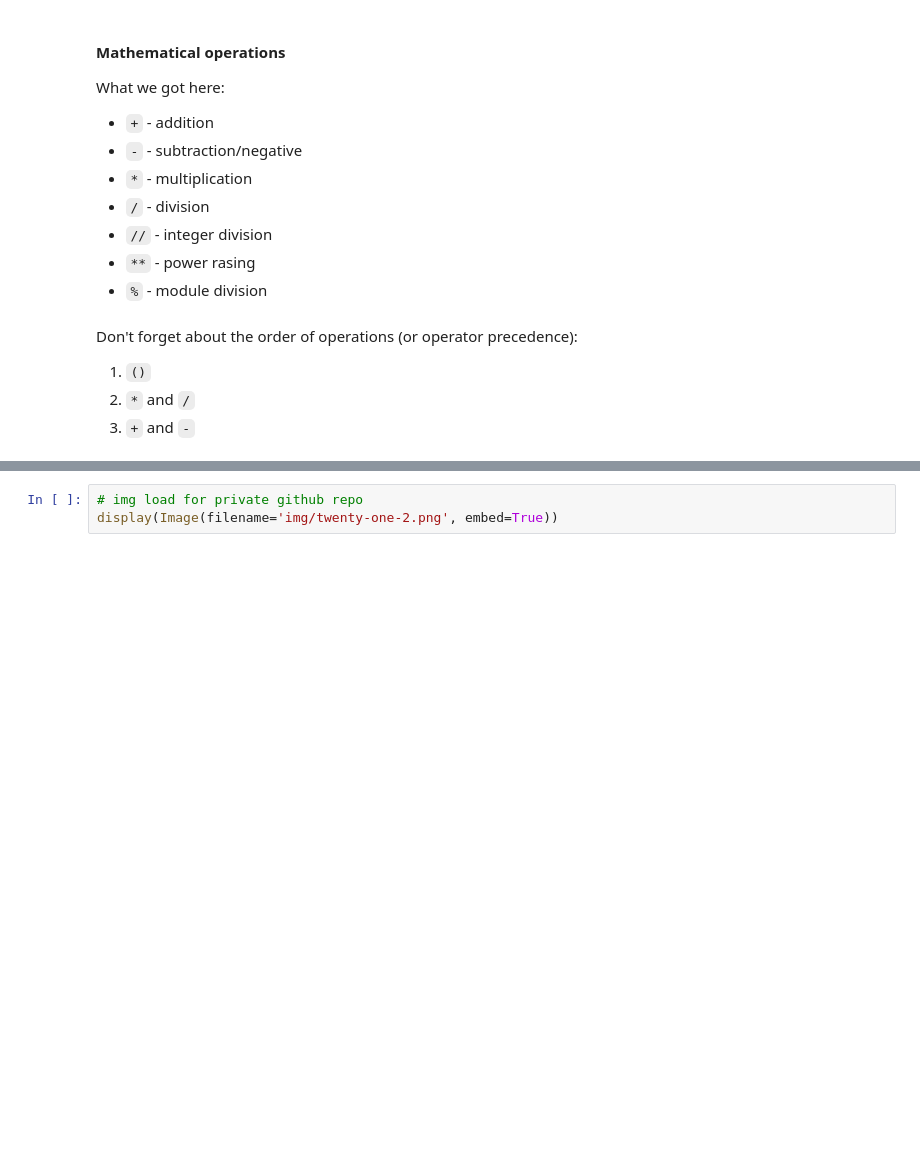
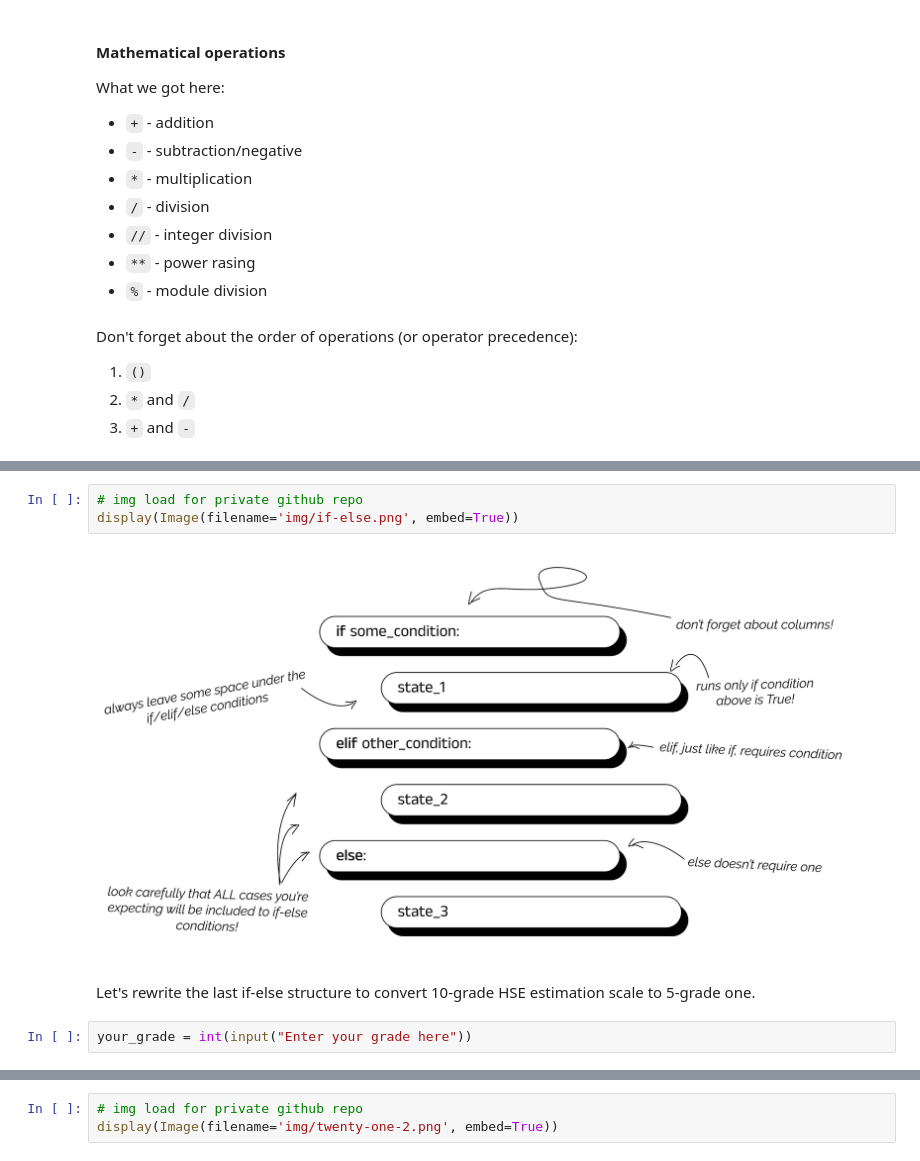
Before and after one commit to alexpoov/Py4SC, a Jupyter notebook: politics.ipynb, the cells around one changed output, grey strips where cells are left out. Drawn from its saved outputs; the diff is of its cells as text; blank space fills up the shorter version.

```diff
--- a/politics.ipynb
+++ b/politics.ipynb
@@ -245,0 +406,9 @@ True
+# %%
+# img load for private github repo
+display(Image(filename='img/if-else.png', embed=True))
+# %% [output]
+[figure, added]
+# %% [markdown]
+Let's rewrite the last if-else structure to convert 10-grade HSE estimation scale to 5-grade one.
+# %%
+your_grade = int(input("Enter your grade here"))
```
Also changed, not shown: parts of 95 cells of this notebook, 1 other file.
